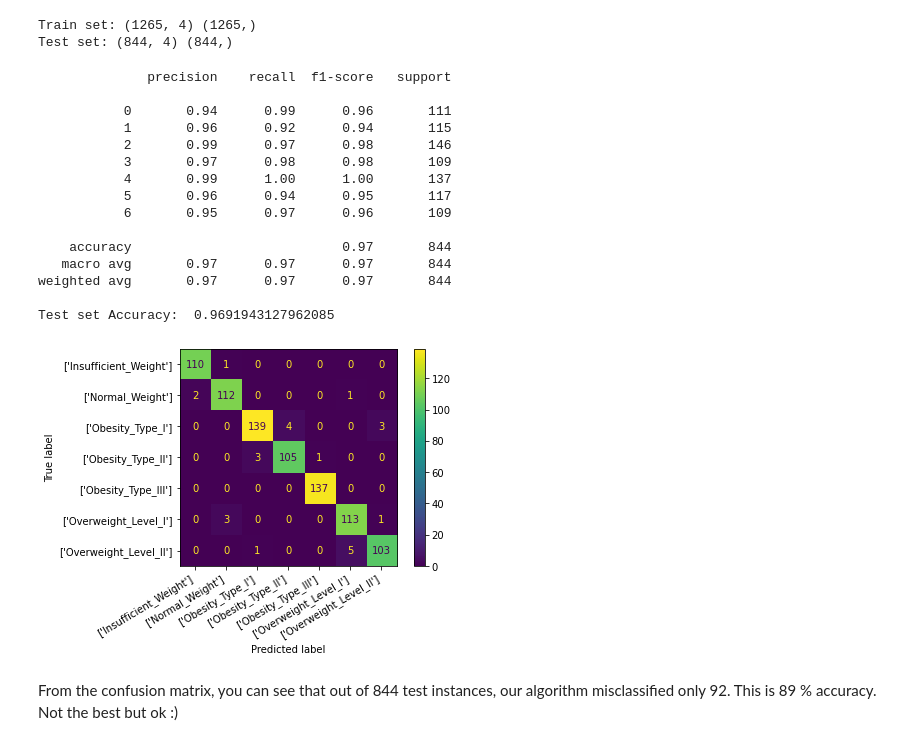
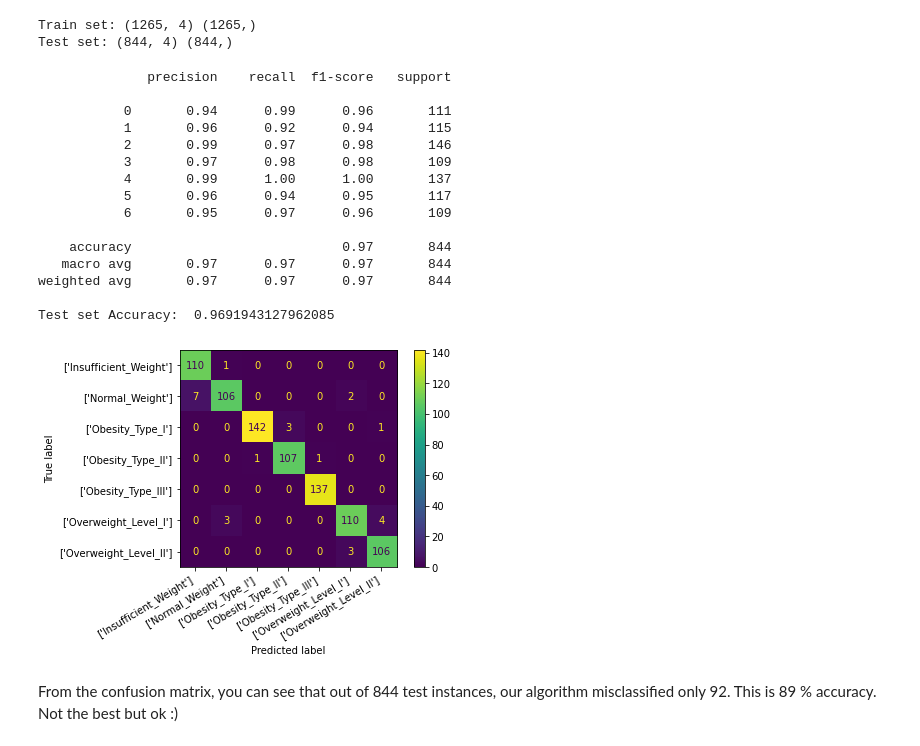
Before and after one commit to chillxcode/Veri-Madenciligine-Giris, a Jupyter notebook: Project/15011902.ipynb, the cells around one changed output. Saved outputs shown, nothing was run; the diff lists cells and outputs as text; code cells hidden in the pictures.

```diff
--- a/Project/15011902.ipynb
+++ b/Project/15011902.ipynb
@@ -437,29 +438,29 @@ khat = knnclf.predict(X_test)
 # %%
 #Evaluating the Algorithm
 print(classification_report(y_test, khat))
 print("Test set Accuracy: ", accuracy_score(y_test, khat))
 
-plot_confusion_matrix(classifier, X_test, y_test, values_format = '')
+plot_confusion_matrix(knnclf, X_test, y_test, values_format = '')
 plt.xticks(range(7), labels[:7], ha='right', rotation=31)
 plt.yticks(range(7), labels[:7])
 plt.show()
 # %% [output]
               precision    recall  f1-score   support
 
            0       0.94      0.99      0.96       111
            1       0.96      0.92      0.94       115
            2       0.99      0.97      0.98       146
            3       0.97      0.98      0.98       109
            4       0.99      1.00      1.00       137
            5       0.96      0.94      0.95       117
            6       0.95      0.97      0.96       109
 
     accuracy                           0.97       844
    macro avg       0.97      0.97      0.97       844
 weighted avg       0.97      0.97      0.97       844
 
 Test set Accuracy:  0.9691943127962085
-[figure, old version]
+[figure, new version]
 # %% [markdown]
 From the confusion matrix, you can see that out of 844 test instances, our algorithm misclassified only 92. This is 89 % accuracy. Not the best but ok :)
 # %% [markdown]
```
Also changed, not shown: parts of 2 cells of this notebook.
